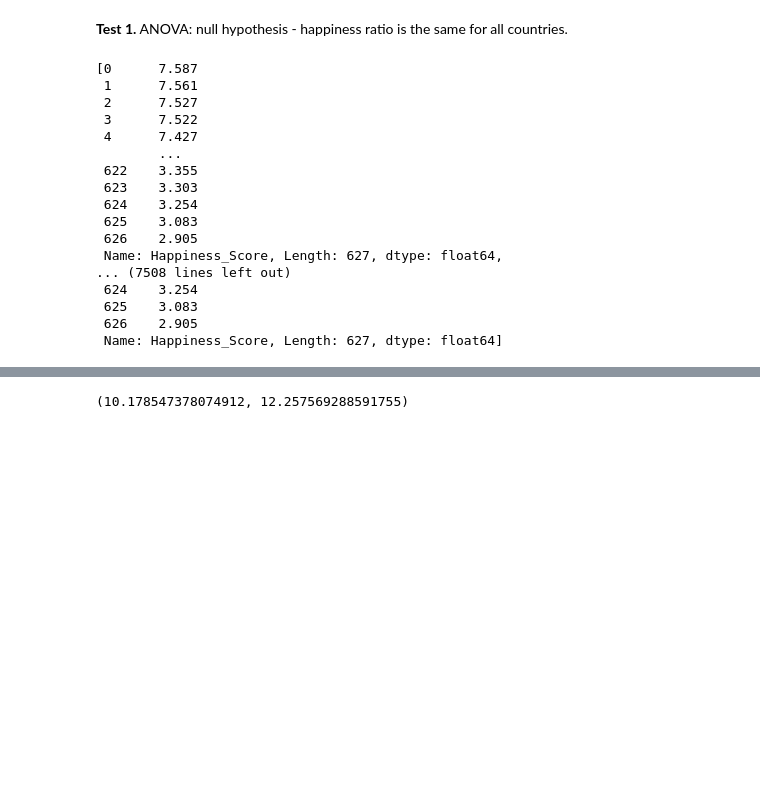
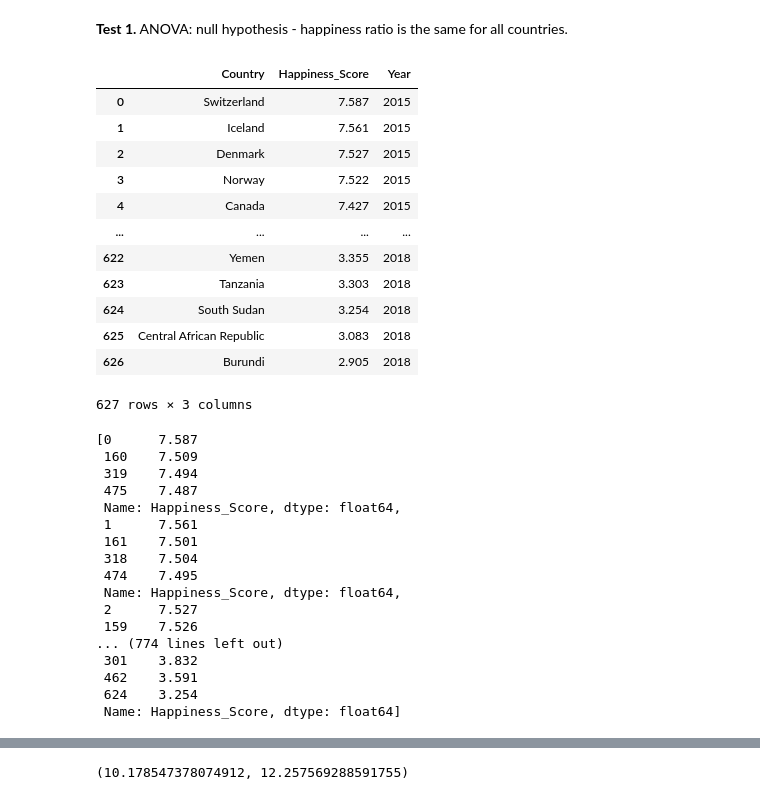
Before and after one commit to SvetlanaGruzdeva/Global-Happiness-Project, a Jupyter notebook: main.ipynb, the cells around one changed output, grey strips where cells are left out. Saved outputs shown, nothing was run; the diff lists cells and outputs as text; code cells hidden in the pictures; blank space fills up the shorter version.

```diff
--- a/main.ipynb
+++ b/main.ipynb
@@ -998,31 +998,48 @@ df['AverageTemperature'].corr(df['Suicide_provided'])
 ## **Step 3.** Hypothesis testing.
 # %% [markdown]
 **Test 1.** ANOVA: null hypothesis - happiness ratio is the same for all countries.
+# %%
+df_temp = df[['Country', 'Happiness_Score', 'Year']].dropna()
+df_temp
+# %% [output]
+|  | Country | Happiness_Score | Year |
+| 0 | Switzerland | 7.587 | 2015 |
+| 1 | Iceland | 7.561 | 2015 |
+| 2 | Denmark | 7.527 | 2015 |
+| 3 | Norway | 7.522 | 2015 |
+| 4 | Canada | 7.427 | 2015 |
+| ... | ... | ... | ... |
+| 622 | Yemen | 3.355 | 2018 |
+| 623 | Tanzania | 3.303 | 2018 |
+| 624 | South Sudan | 3.254 | 2018 |
+| 625 | Central African Republic | 3.083 | 2018 |
+| 626 | Burundi | 2.905 | 2018 |
+627 rows × 3 columns
 # %%
 df_temp = df[['Country', 'Happiness_Score', 'Year']].dropna()
 
 anova_list = []
-for country in df_temp['Country']:
-    anova_list.append(df_temp['Happiness_Score'])
+for country in df_temp['Country'].unique():
+    anova_list.append(df_temp.loc[df_temp['Country'] == country]['Happiness_Score'])
 anova_list
 # %% [output]
 [0      7.587
+ 160    7.509
+ 319    7.494
+ 475    7.487
+ Name: Happiness_Score, dtype: float64,
  1      7.561
+ 161    7.501
+ 318    7.504
+ 474    7.495
+ Name: Happiness_Score, dtype: float64,
  2      7.527
- 3      7.522
- 4      7.427
-        ...
- 622    3.355
- 623    3.303
+ 159    7.526
+... (774 lines left out)
+ 301    3.832
+ 462    3.591
  624    3.254
- 625    3.083
- 626    2.905
- Name: Happiness_Score, Length: 627, dtype: float64,
-... (7508 lines left out)
- 624    3.254
- 625    3.083
- 626    2.905
- Name: Happiness_Score, Length: 627, dtype: float64]
+ Name: Happiness_Score, dtype: float64]
 # %%
 stats.f_oneway(*anova_list)
 # %% [output]
```
Also changed, not shown: parts of 12 cells of this notebook.
